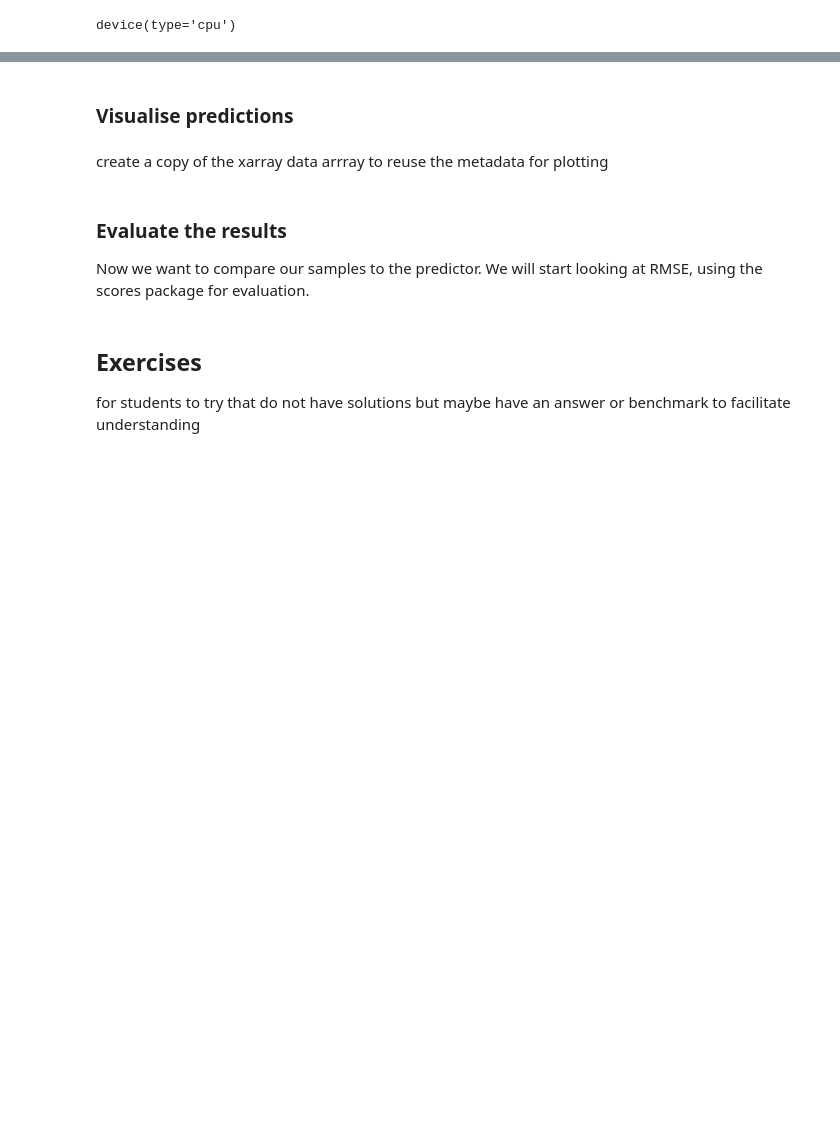
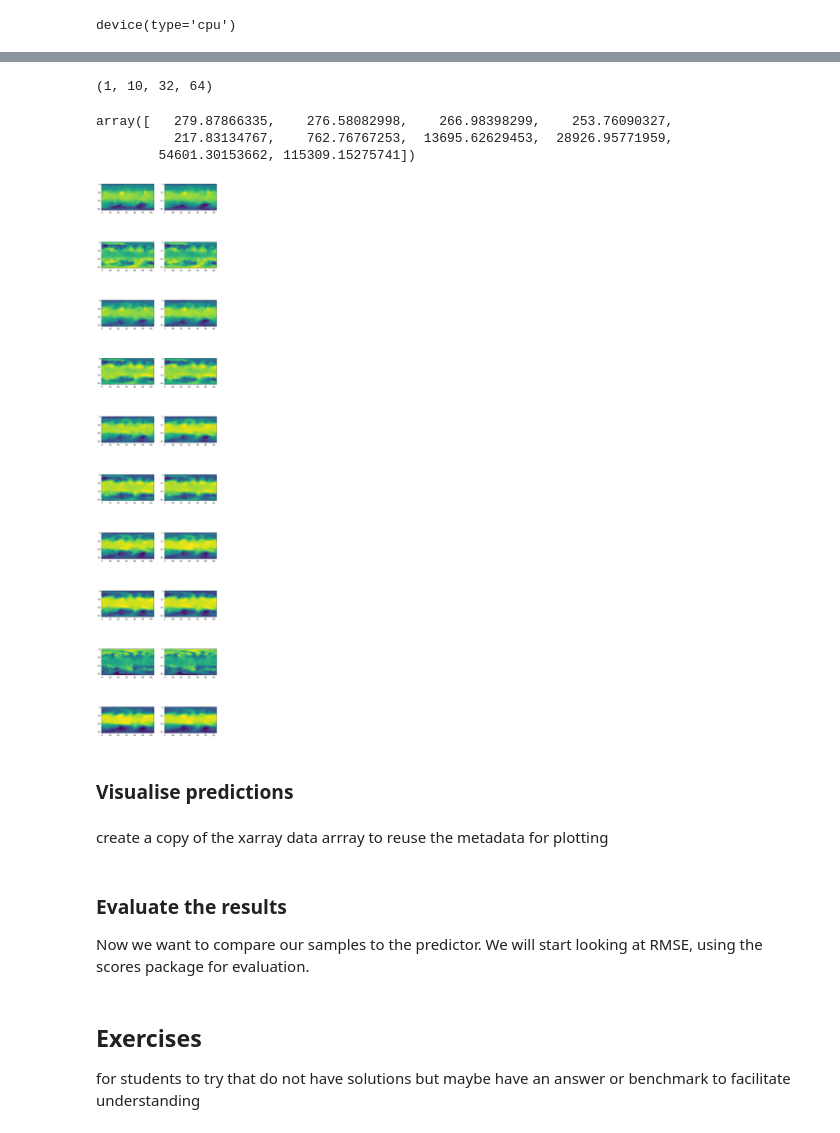
Before and after one commit to MetOffice/ai4c_hackathon, a Jupyter notebook: notebooks/ERA5_ae_evaluation.ipynb, the cells around one changed output, grey strips where cells are left out. Saved outputs shown, nothing was run; the diff lists cells and outputs as text; code cells hidden in the pictures; blank space fills up the shorter version.

```diff
--- a/notebooks/ERA5_ae_evaluation.ipynb
+++ b/notebooks/ERA5_ae_evaluation.ipynb
@@ -336,3 +574,29 @@ torch.save(ae_model, 'era5_ae_model.pth')
+# %%
+sample_pred_tensor = ae_model.forward(wb_val_ds[0])
+# %%
+sample_pred_norm = sample_pred_tensor.detach().numpy()
+# %%
+denorm_array = (sample_pred_norm * std_vec.reshape(1,len(std_vec),1,1)) + mean_vec.reshape(1,len(mean_vec),1,1)
+# %%
+input_arr = (wb_val_ds[0].detach().numpy() * std_vec.reshape(1,len(std_vec),1,1)) + mean_vec.reshape(1,len(mean_vec),1,1)
+input_arr.shape
+# %% [output]
+(1, 10, 32, 64)
+# %%
+denorm_array.mean((0,2,3,))
+# %% [output]
+array([   279.87866335,    276.58082998,    266.98398299,    253.76090327,
+          217.83134767,    762.76767253,  13695.62629453,  28926.95771959,
+        54601.30153662, 115309.15275741])
+# %%
+fig1 = matplotlib.pyplot.figure(figsize=(10,50))
+for vix in range(10):
+    ax1 = fig1.add_subplot(10,2,vix*2 + 1)
+    ax1.imshow(input_arr[0,vix])
+    ax1 = fig1.add_subplot(10,2,vix*2 +2)
+    ax1.imshow(denorm_array[0,vix])
+# %% [output]
+[figure, added]
 # %% [markdown]
 ### Visualise predictions
 # %%
```
Also changed, not shown: parts of 50 cells of this notebook, 6 other files.
